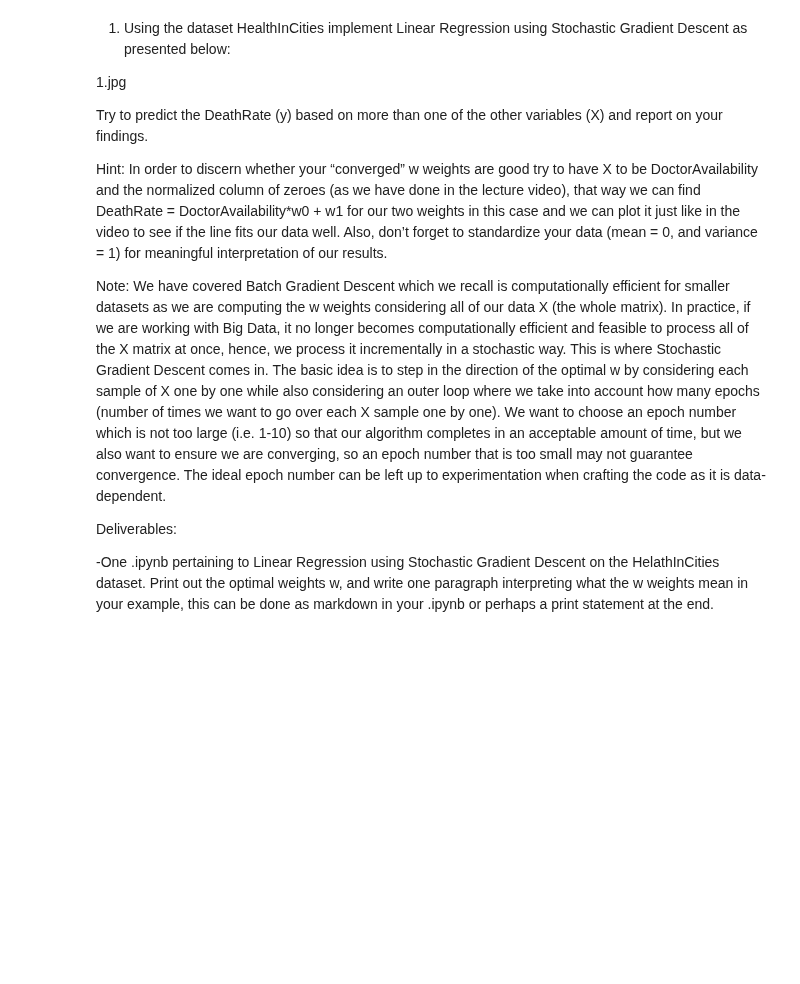
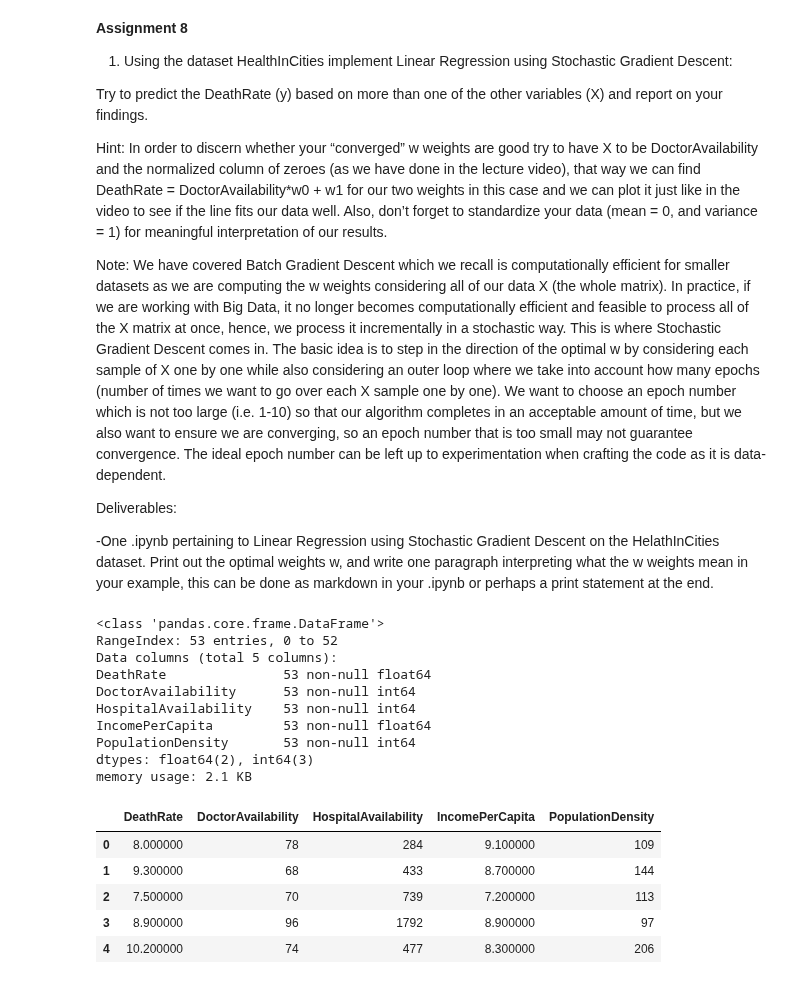
Before and after one commit to sudhu26/data-science-portfolio, a Jupyter notebook: Academics/OnRamp/MachineLearningPrinciples/Assignment08_ML.ipynb, the cells around one changed output. Cells and saved outputs as stored; diff of their text form; code cells hidden in the pictures; blank space fills up the shorter version.

```diff
--- a/Academics/OnRamp/MachineLearningPrinciples/Assignment08_ML.ipynb
+++ b/Academics/OnRamp/MachineLearningPrinciples/Assignment08_ML.ipynb
@@ -1,7 +1,7 @@
 # %% [markdown]
-1. Using the dataset HealthInCities implement Linear Regression using Stochastic Gradient Descent as presented below:
+__Assignment 8__
 
-1.jpg
+1. Using the dataset HealthInCities implement Linear Regression using Stochastic Gradient Descent:
 
 Try to predict the DeathRate (y) based on more than one of the other variables (X) and report on your findings.
 
@@ -12,3 +12,51 @@ Note: We have covered Batch Gradient Descent which we recall is computationally
 Deliverables:
 
 -One .ipynb pertaining to Linear Regression using Stochastic Gradient Descent on the HelathInCities dataset. Print out the optimal weights w, and write one paragraph interpreting what the w weights mean in your example, this can be done as markdown in your .ipynb or perhaps a print statement at the end.
+# %%
+# Standard libary and settings
+import os
+import sys
+import itertools
+import warnings; warnings.simplefilter('ignore')
+dataPath = os.path.abspath(os.path.join('../../../Data'))
+sys.path.append(modulePath) if modulePath not in sys.path else None
+from IPython.core.display import display, HTML; display(HTML("<style>.container { width:95% !important; }</style>"))
+
+
+# Data extensions and settings
+import numpy as np
+np.set_printoptions(threshold = np.inf, suppress = True)
+import pandas as pd
+pd.set_option('display.max_rows', 500)
+pd.options.display.float_format = '{:,.6f}'.format
+
+# Visualization extensions and settings
+import seaborn as sns
+import matplotlib.pyplot as plt
+
+
+# Magic functions
+%matplotlib inline
+# %%
+# Load and inspect raw data
+
+health_cities_raw = pd.read_csv(dataPath + '/HealthInCities.csv')
+health_cities_raw.info()
+display(health_cities_raw[:5])
+# %% [output]
+<class 'pandas.core.frame.DataFrame'>
+RangeIndex: 53 entries, 0 to 52
+Data columns (total 5 columns):
+DeathRate               53 non-null float64
+DoctorAvailability      53 non-null int64
+HospitalAvailability    53 non-null int64
+IncomePerCapita         53 non-null float64
+PopulationDensity       53 non-null int64
+dtypes: float64(2), int64(3)
+memory usage: 2.1 KB
+|  | DeathRate | DoctorAvailability | HospitalAvailability | IncomePerCapita | PopulationDensity |
+| 0 | 8.000000 | 78 | 284 | 9.100000 | 109 |
+| 1 | 9.300000 | 68 | 433 | 8.700000 | 144 |
+| 2 | 7.500000 | 70 | 739 | 7.200000 | 113 |
+| 3 | 8.900000 | 96 | 1792 | 8.900000 | 97 |
+| 4 | 10.200000 | 74 | 477 | 8.300000 | 206 |
```
Also changed, not shown: parts of 8 cells of this notebook, 8 other files.
